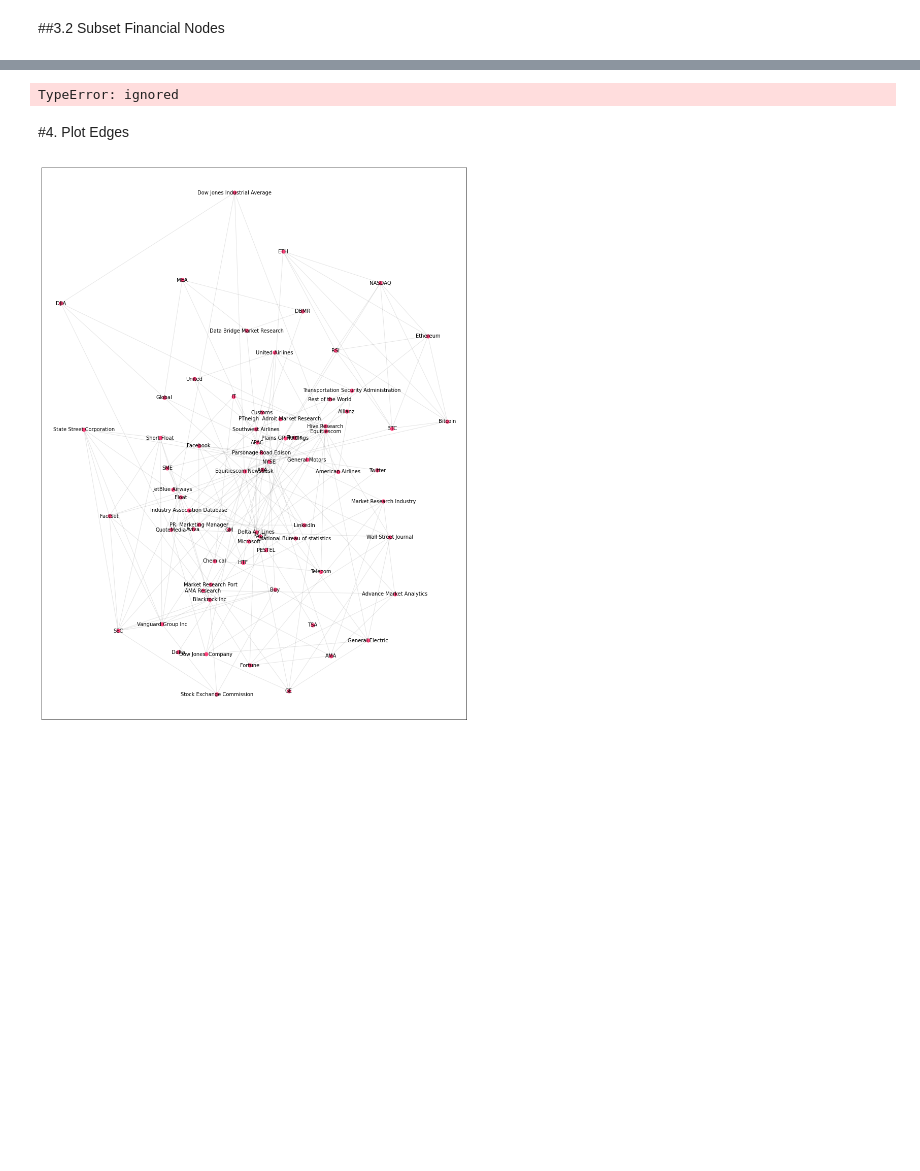
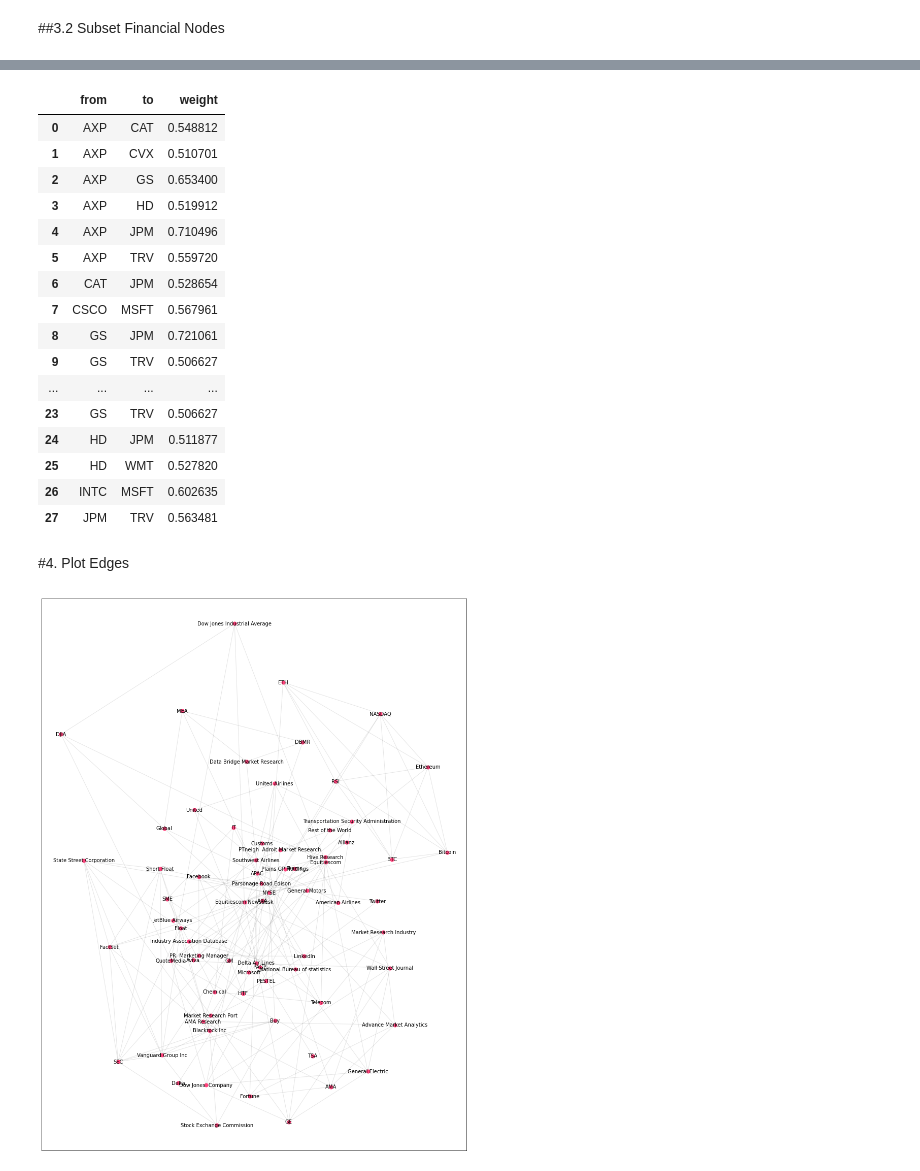
Before and after one commit to jnrkufuor/apollo, a Jupyter notebook: notebooks/Graph.ipynb, the cells around one changed output, grey strips where cells are left out. Drawn from its saved outputs; the diff is of its cells as text; code cells hidden in the pictures; blank space fills up the shorter version.

```diff
--- a/notebooks/Graph.ipynb
+++ b/notebooks/Graph.ipynb
@@ -130,16 +112,31 @@ TypeError: ignored
 # %%
 import statistics #remove when done
 
 for i in range(1,len(df_corr_price)):
     if(abs(df_corr_price["correlation"][i]) > 0.8 or abs(df_corr_vol["correlation"][i]) > 0.8):
-       df_finance_nds.append(pd.DataFrame({[df_corr_vol["from"][i], df_corr_vol["to"][i], (mean(abs(df_corr_price["correlation"][i])+abs(df_corr_price["correlation"][i])))]}))
+       df_finance_nds= df_finance_nds.append({"from" : df_corr_vol["from"][i], "to" : df_corr_vol["to"][i], "weight" : ((abs(df_corr_price["correlation"][i])+abs(df_corr_price["correlation"][i]))/2)},ignore_index=True)
     elif (abs(df_corr_price["correlation"][i]) < 0.8 and abs(df_corr_vol["correlation"][i]) < 0.8):
          if (abs(df_corr_price["correlation"][i]) >= 0.5 and abs(df_corr_vol["correlation"][i]) >= 0.5):
-             df_finance_nds.append(pd.DataFrame({[df_corr_vol["from"][i], df_corr_vol["to"][i], (statistics.mean(abs(df_corr_price["correlation"][i])+abs(df_corr_price["correlation"][i])))]}))
-df_finance_nds.head(10)
-#
+             df_finance_nds = df_finance_nds.append({"from" : df_corr_vol["from"][i], "to" : df_corr_vol["to"][i], "weight" : ((abs(df_corr_price["correlation"][i])+abs(df_corr_price["correlation"][i]))/2)},ignore_index=True)
+df_finance_nds
 # %% [output]
-TypeError: ignored
+|  | from | to | weight |
+| 0 | AXP | CAT | 0.548812 |
+| 1 | AXP | CVX | 0.510701 |
+| 2 | AXP | GS | 0.653400 |
+| 3 | AXP | HD | 0.519912 |
+| 4 | AXP | JPM | 0.710496 |
+| 5 | AXP | TRV | 0.559720 |
+| 6 | CAT | JPM | 0.528654 |
+| 7 | CSCO | MSFT | 0.567961 |
+| 8 | GS | JPM | 0.721061 |
+| 9 | GS | TRV | 0.506627 |
+| ... | ... | ... | ... |
+| 23 | GS | TRV | 0.506627 |
+| 24 | HD | JPM | 0.511877 |
+| 25 | HD | WMT | 0.527820 |
+| 26 | INTC | MSFT | 0.602635 |
+| 27 | JPM | TRV | 0.563481 |
 # %% [markdown]
 #4. Plot Edges
 # %%
```
Also changed, not shown: parts of 5 cells of this notebook.
